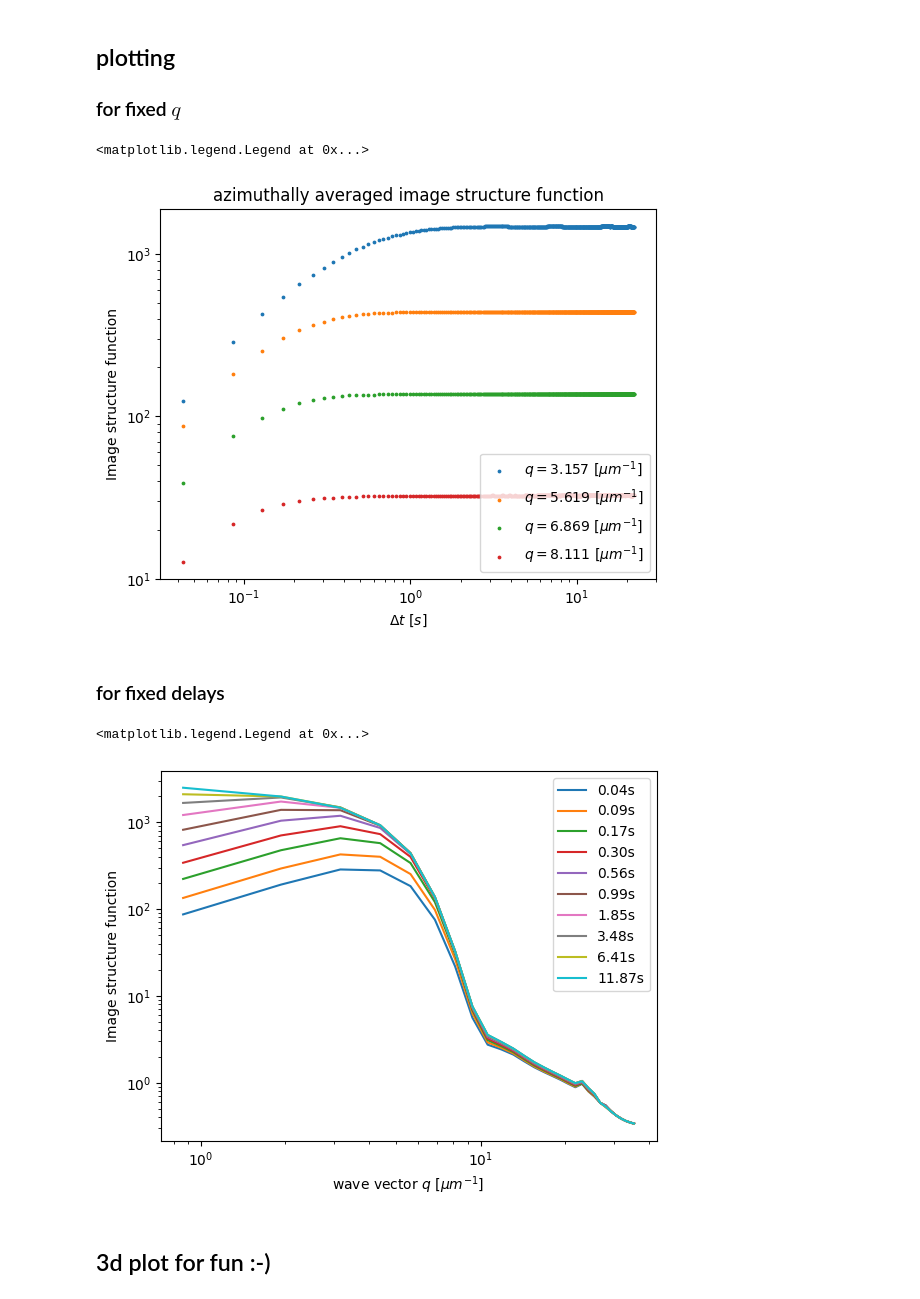
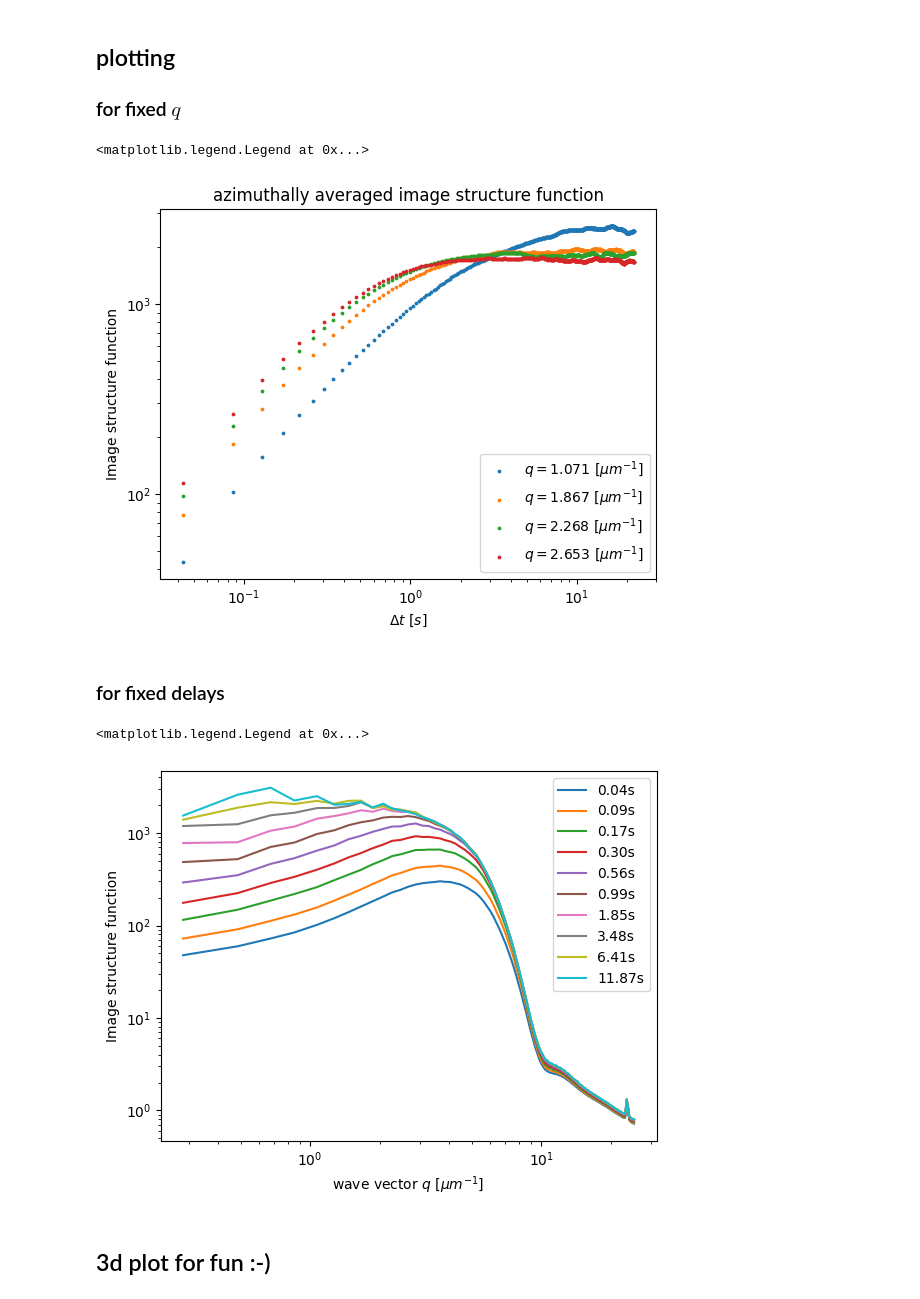
Before and after one commit to somexlab/fastddm, a Jupyter notebook: examples/fastddm_examples.ipynb, the cells around one changed output. Drawn from its saved outputs; the diff is of its cells as text; code cells hidden in the pictures.

Commit message:
MNT: removed last remnants of dfmtoolbox & updated the notebook

```diff
--- a/examples/fastddm_examples.ipynb
+++ b/examples/fastddm_examples.ipynb
@@ -57,3 +57,7 @@ Duration: [3.72] seconds
+# %%
+# set pixel_size and dt
+structure_function.set_delta_t(dt)
+structure_function.set_pixel_size(pixel_size)
 # %% [markdown]
 ### python backend
 # %%
@@ -81,17 +85,20 @@ shape = images.shape[1:]
 cc_mask = mask.central_cross_mask(shape)
 
 ## and then hand it to the azimuthal average function
-avg_structure_function, k, bins = fddm.azimuthal_average(structure_function, mask=cc_mask, bins=30)
+azimuthal_avg = fddm.azimuthal_average(structure_function, mask=cc_mask, bins=129, range=(0, structure_function.kx[-1]))
 # %%
-# get q vectors from k by dividing by pixel size
-q = k / pixel_size
+# get q vectors from azimuthal average object (since we set them initially, we don't have to compute them ourselves :) )
+q = azimuthal_avg.k  # k == q
+
+# get actual time also from azimuthal average object
+actual_time = azimuthal_avg.tau
 # %% [markdown]
 ## plotting
 ### for fixed $q$
 # %%
-test_k = [3, 5, 6, 7]
+test_k = np.array([3, 5, 6, 7], dtype=np.int64) * 2
 for tk in test_k:
-    plt.scatter(actual_time, avg_structure_function[tk], marker="o", s=3, label="$q={:.3f}\ [\mu m^{{-1}}]$".format(q[tk]))
+    plt.scatter(actual_time, azimuthal_avg.data[tk], marker="o", s=3, label="$q={:.3f}\ [\mu m^{{-1}}]$".format(q[tk]))
 plt.xscale('log')
 plt.yscale('log')
 plt.xlabel("$\Delta t\ [s]$")
@@ -100,24 +107,24 @@ plt.title("azimuthally averaged image structure function")
 plt.legend(loc=4)
 # %% [output]
 <matplotlib.legend.Legend at 0x...>
-[figure, old version]
+[figure, new version]
 # %% [markdown]
 ### for fixed delays
 # %%
-from dfmtoolbox.lags import logspace_int
+from fastddm.lags import logspace_int
 
 test_dt = logspace_int(lags.max(), num=10)
 
 for tdt in test_dt:
-    plt.plot(q, avg_structure_function[:, tdt], label=f"{tdt*dt:.2f}s")
+    plt.plot(q, azimuthal_avg.data[:, tdt], label=f"{tdt*dt:.2f}s")
 plt.xscale('log')
 plt.yscale('log')
 plt.xlabel("wave vector $q\ [\mu m^{-1}]$")
 plt.ylabel("Image structure function")
 plt.legend()
 # %% [output]
 <matplotlib.legend.Legend at 0x...>
-[figure, old version]
+[figure, new version]
 # %% [markdown]
 ## 3d plot for fun :-)
 # %%
```
Also changed, not shown: parts of 6 cells of this notebook, 2 other files.
